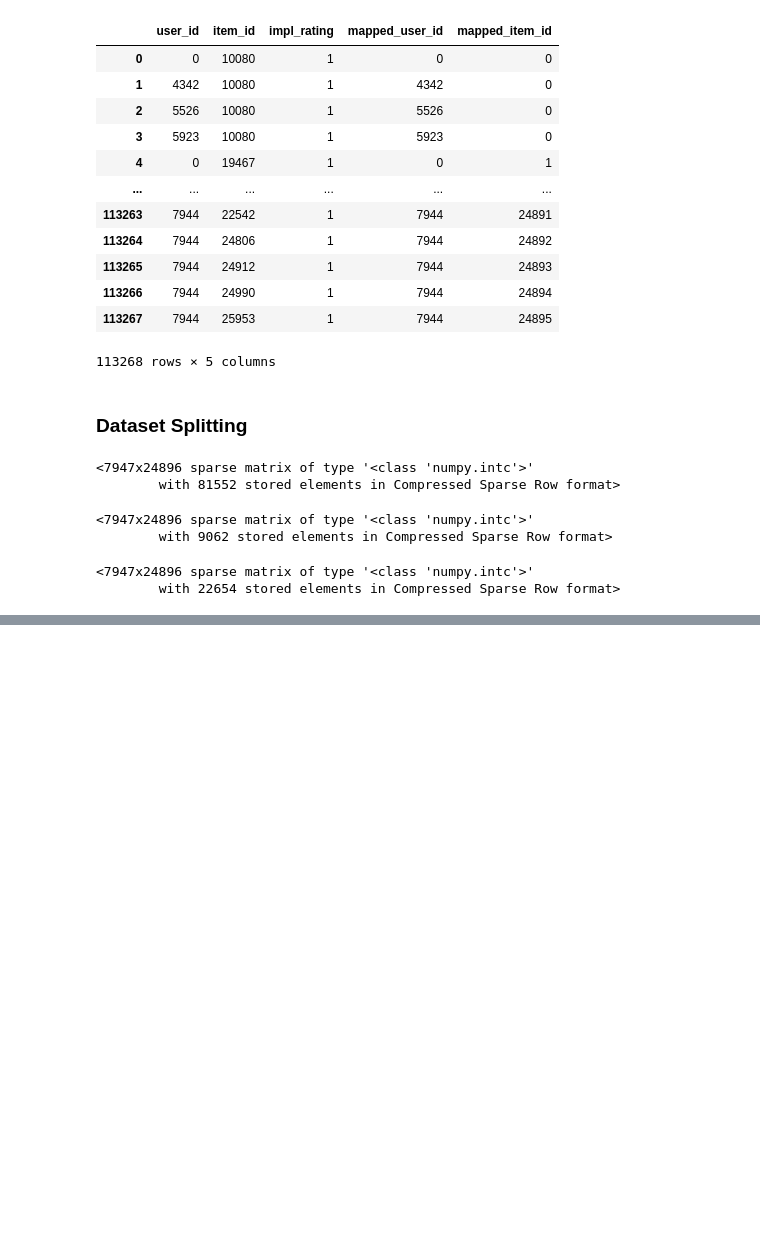
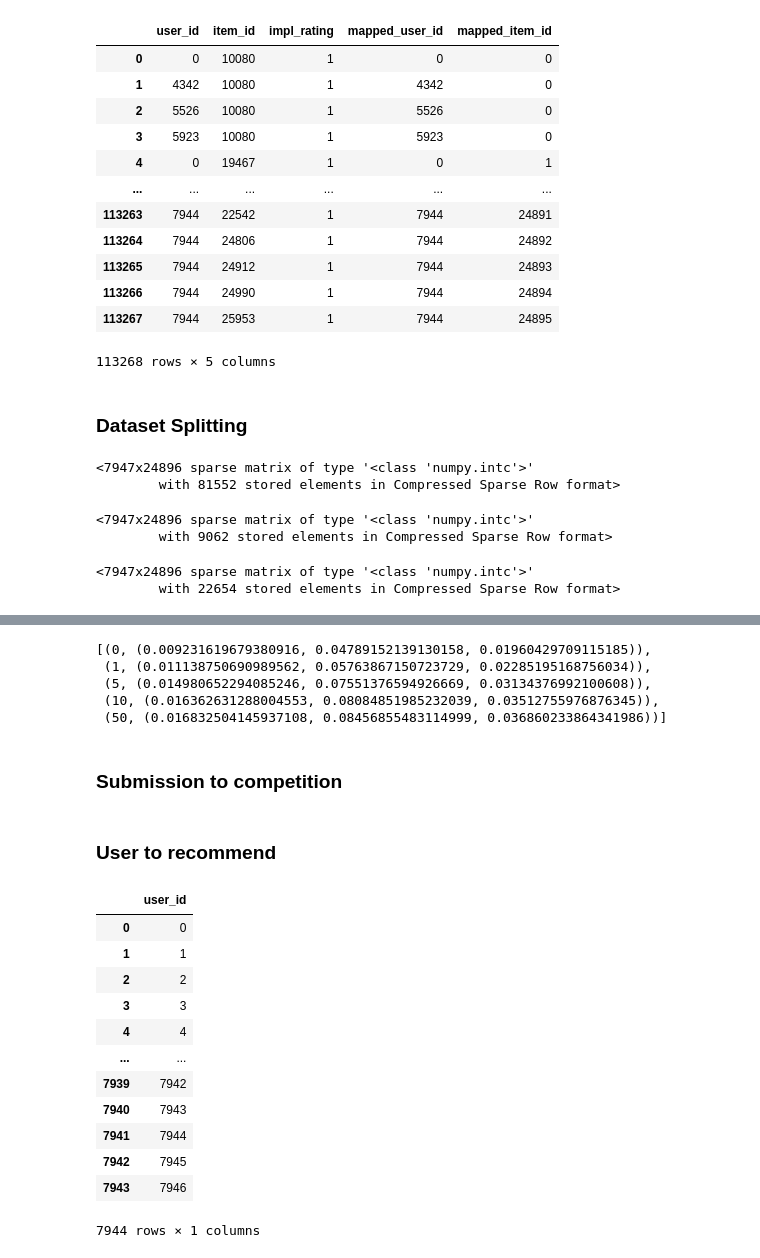
Before and after one commit to deltat1995/RecSys_Competition_20-21, a Jupyter notebook: Notebook1-Preprocessing.ipynb, the cells around one changed output, grey strips where cells are left out. Cells and saved outputs as stored; diff of their text form; code cells hidden in the pictures; blank space fills up the shorter version.

Commit message:
First Submission On Kaggle

```diff
--- a/Notebook1-Preprocessing.ipynb
+++ b/Notebook1-Preprocessing.ipynb
@@ -186,0 +464,10 @@ Wall time: 13.4 s
+# %%
+hyperparameter_results
+# %% [output]
+[(0, (0.009231619679380916, 0.04789152139130158, 0.01960429709115185)),
+ (1, (0.011138750690989562, 0.05763867150723729, 0.02285195168756034)),
+ (5, (0.014980652294085246, 0.07551376594926669, 0.03134376992100608)),
+ (10, (0.016362631288004553, 0.08084851985232039, 0.03512755976876345)),
+ (50, (0.016832504145937108, 0.08456855483114999, 0.036860233864341986))]
+# %% [markdown]
+### Submission to competition
@@ -186,0 +480,23 @@ Wall time: 13.4 s
+# %% [markdown]
+### User to recommend
+# %%
+users_to_recommend = pd.read_csv("./data/data_target_users_test.csv",
+                      names=["user_id"],
+                      header=None,
+                      skiprows=1,
+                      dtype={"user_id": np.int32})
+users_to_recommend
+# %% [output]
+|  | user_id |
+| 0 | 0 |
+| 1 | 1 |
+| 2 | 2 |
+| 3 | 3 |
+| 4 | 4 |
+| ... | ... |
+| 7939 | 7942 |
+| 7940 | 7943 |
+| 7941 | 7944 |
+| 7942 | 7945 |
+| 7943 | 7946 |
+7944 rows × 1 columns
```
Also changed, not shown: parts of 38 cells of this notebook, 1 other file.
